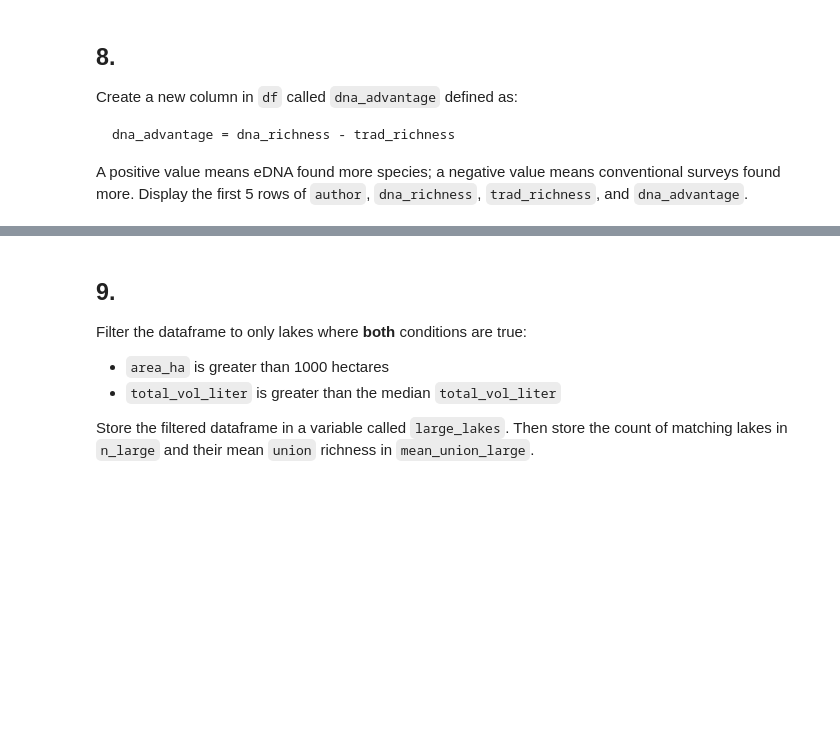
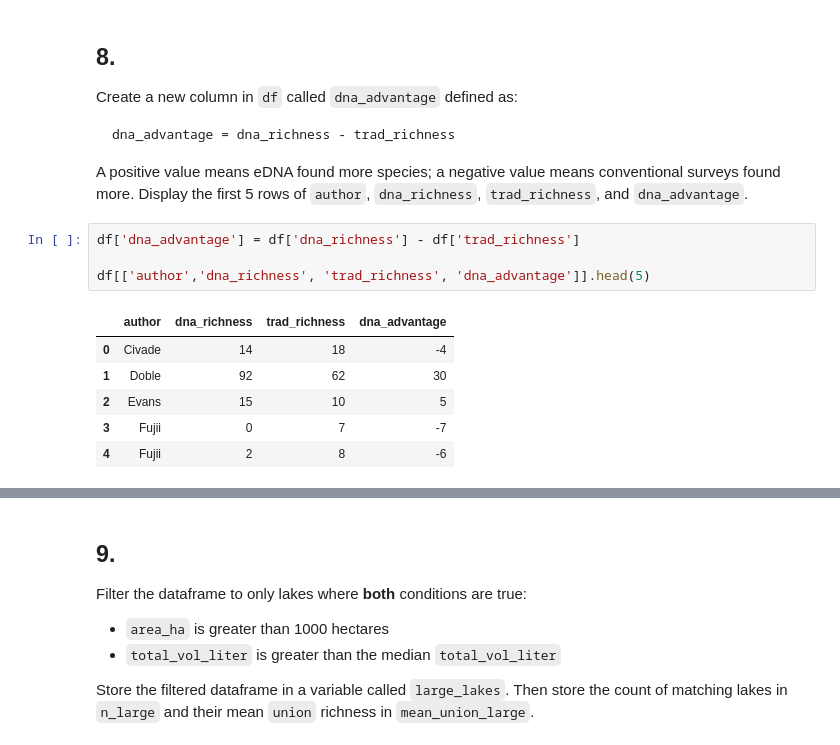
Before and after one commit to IsabellaSegarra/assignment-1, a Jupyter notebook: task1/hw1-task1.ipynb, the cells around one changed output, grey strips where cells are left out. Cells and saved outputs as stored; diff of their text form; blank space fills up the shorter version.

````diff
--- a/task1/hw1-task1.ipynb
+++ b/task1/hw1-task1.ipynb
@@ -150,5 +158,16 @@ dna_advantage = dna_richness - trad_richness
 ```
 
 A positive value means eDNA found more species; a negative value means conventional surveys found more. Display the first 5 rows of `author`, `dna_richness`, `trad_richness`, and `dna_advantage`.
+# %%
+df['dna_advantage'] = df['dna_richness'] - df['trad_richness']
+
+df[['author','dna_richness', 'trad_richness', 'dna_advantage']].head(5)
+# %% [output]
+|  | author | dna_richness | trad_richness | dna_advantage |
+| 0 | Civade | 14 | 18 | -4 |
+| 1 | Doble | 92 | 62 | 30 |
+| 2 | Evans | 15 | 10 | 5 |
+| 3 | Fujii | 0 | 7 | -7 |
+| 4 | Fujii | 2 | 8 | -6 |
 # %%
 grader.check("q8")
````
Also changed, not shown: parts of 13 cells of this notebook, 1 other file.
